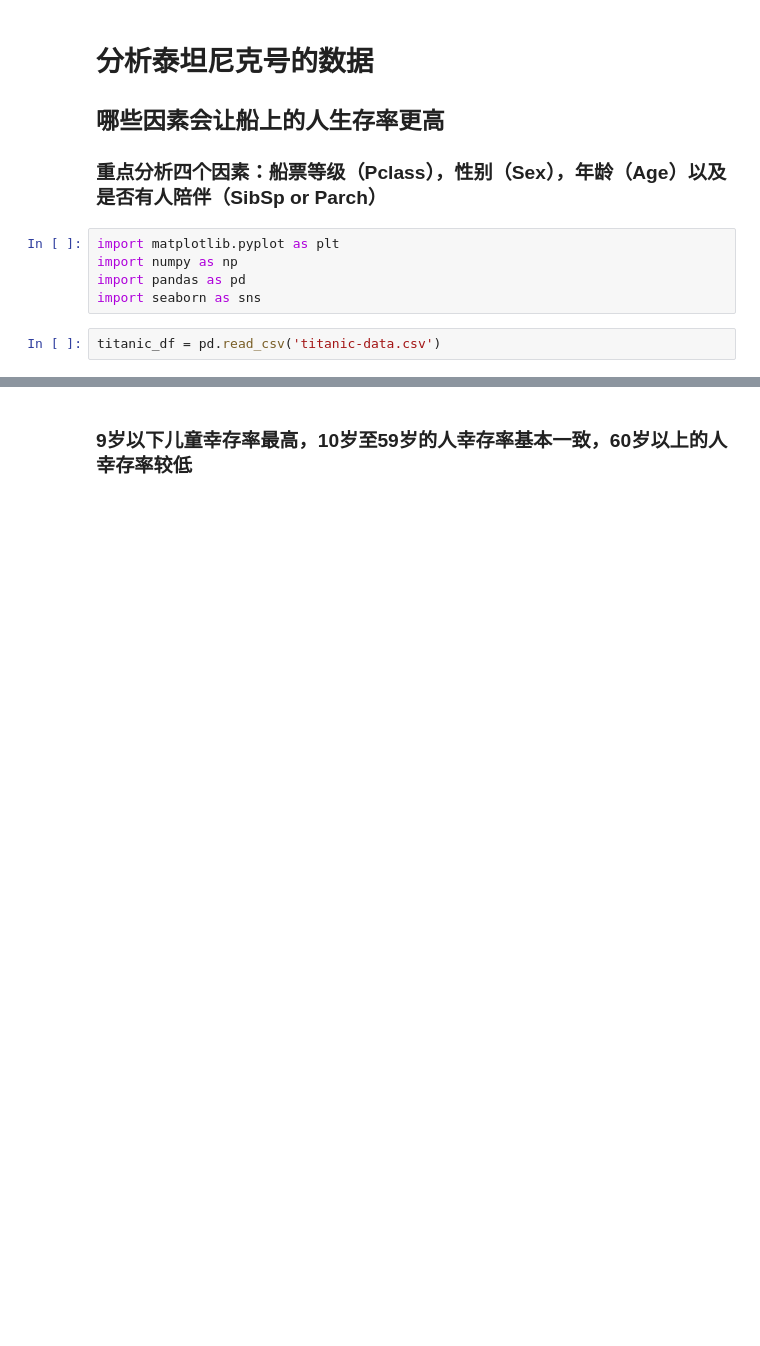
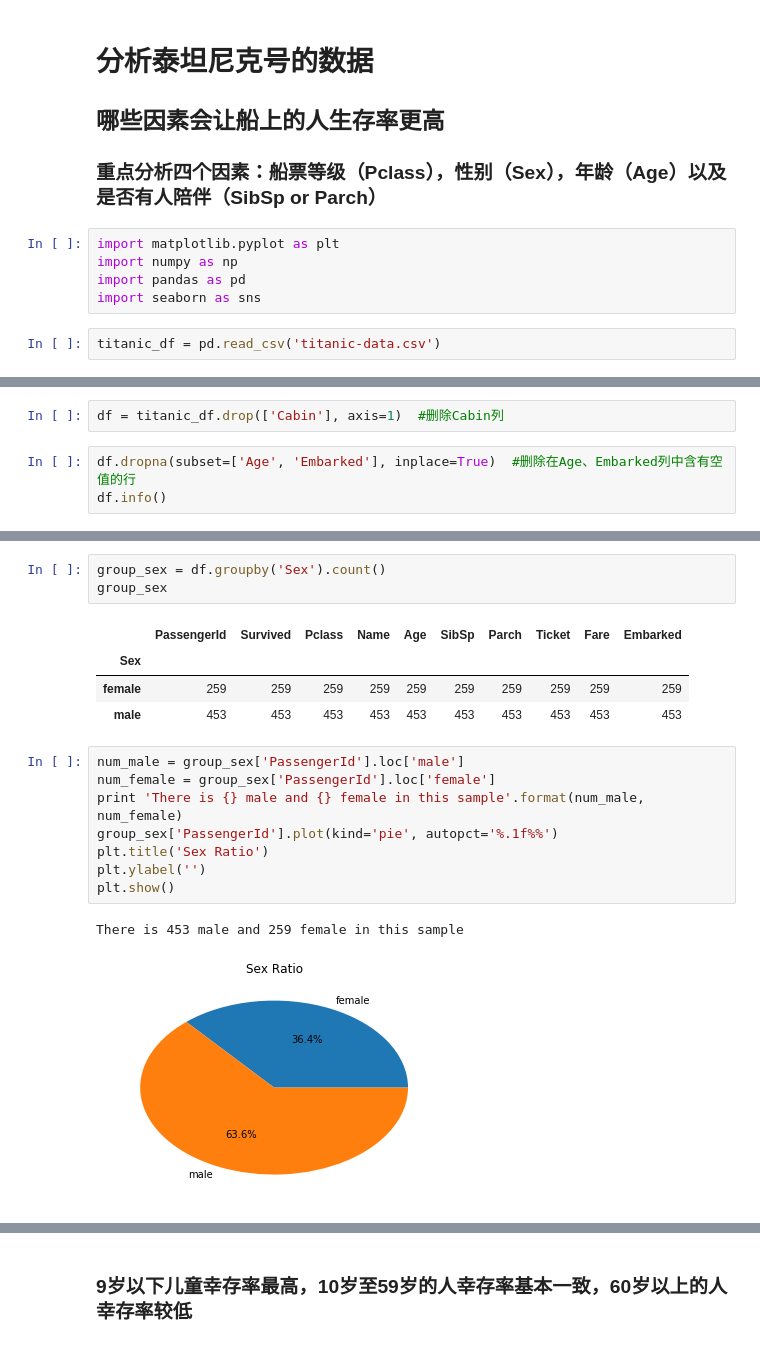
Before and after one commit to MartinSnow/ExploreData, a Jupyter notebook: ExploreData.ipynb, the cells around one changed output, grey strips where cells are left out. Drawn from its saved outputs; the diff is of its cells as text; blank space fills up the shorter version.

```diff
--- a/ExploreData.ipynb
+++ b/ExploreData.ipynb
@@ -141,0 +39,5 @@ plt.scatter(titanic_age_range['converted_age'], titanic_age_range['Parch'], s=ti
+# %%
+df = titanic_df.drop(['Cabin'], axis=1)  #删除Cabin列
+# %%
+df.dropna(subset=['Age', 'Embarked'], inplace=True)  #删除在Age、Embarked列中含有空值的行
+df.info()
@@ -141,0 +67,19 @@ plt.scatter(titanic_age_range['converted_age'], titanic_age_range['Parch'], s=ti
+# %%
+group_sex = df.groupby('Sex').count()
+group_sex
+# %% [output]
+|  | PassengerId | Survived | Pclass | Name | Age | SibSp | Parch | Ticket | Fare | Embarked |
+| Sex |  |  |  |  |  |  |  |  |  |  |
+| female | 259 | 259 | 259 | 259 | 259 | 259 | 259 | 259 | 259 | 259 |
+| male | 453 | 453 | 453 | 453 | 453 | 453 | 453 | 453 | 453 | 453 |
+# %%
+num_male = group_sex['PassengerId'].loc['male']
+num_female = group_sex['PassengerId'].loc['female']
+print 'There is {} male and {} female in this sample'.format(num_male, num_female)
+group_sex['PassengerId'].plot(kind='pie', autopct='%.1f%%')
+plt.title('Sex Ratio')
+plt.ylabel('')
+plt.show()
+# %% [output]
+There is 453 male and 259 female in this sample
+[figure, added]
```
Also changed, not shown: parts of 52 cells of this notebook, 1 other file.
